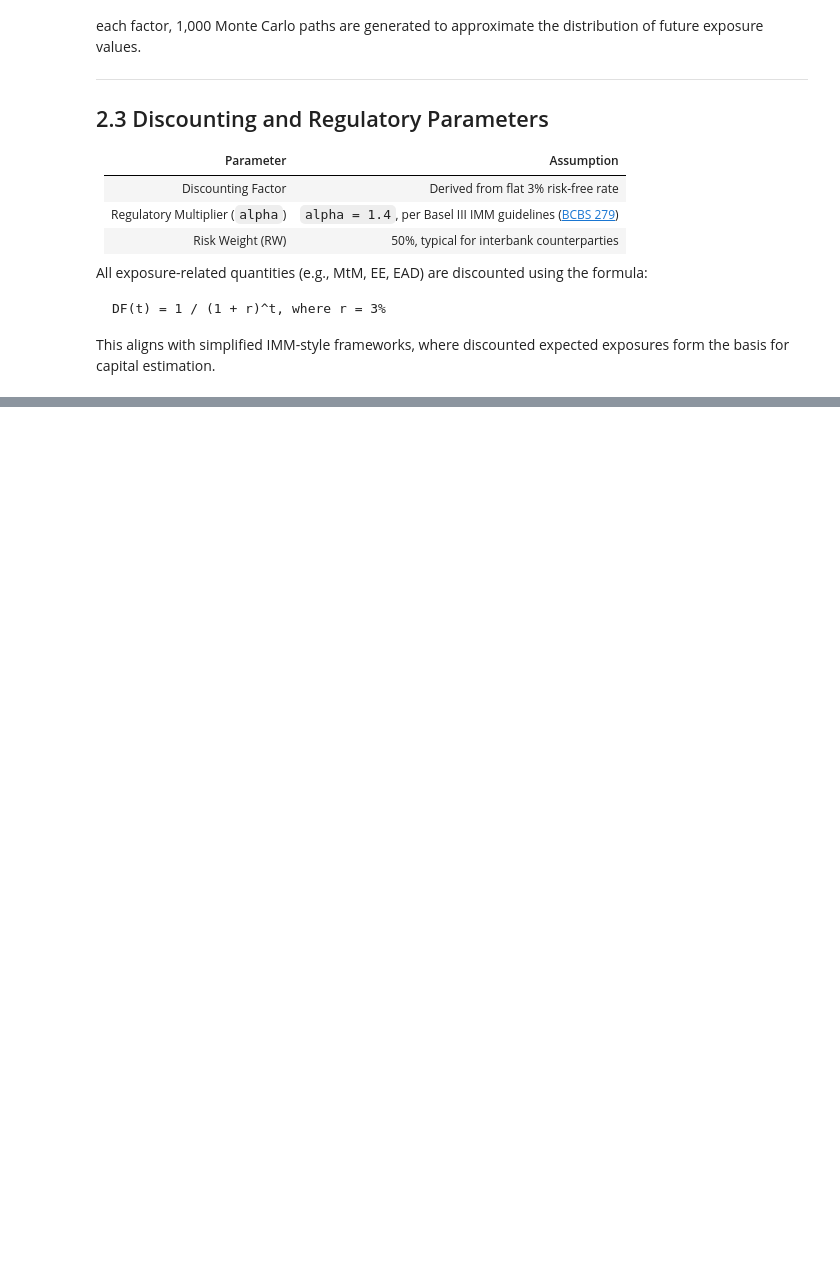
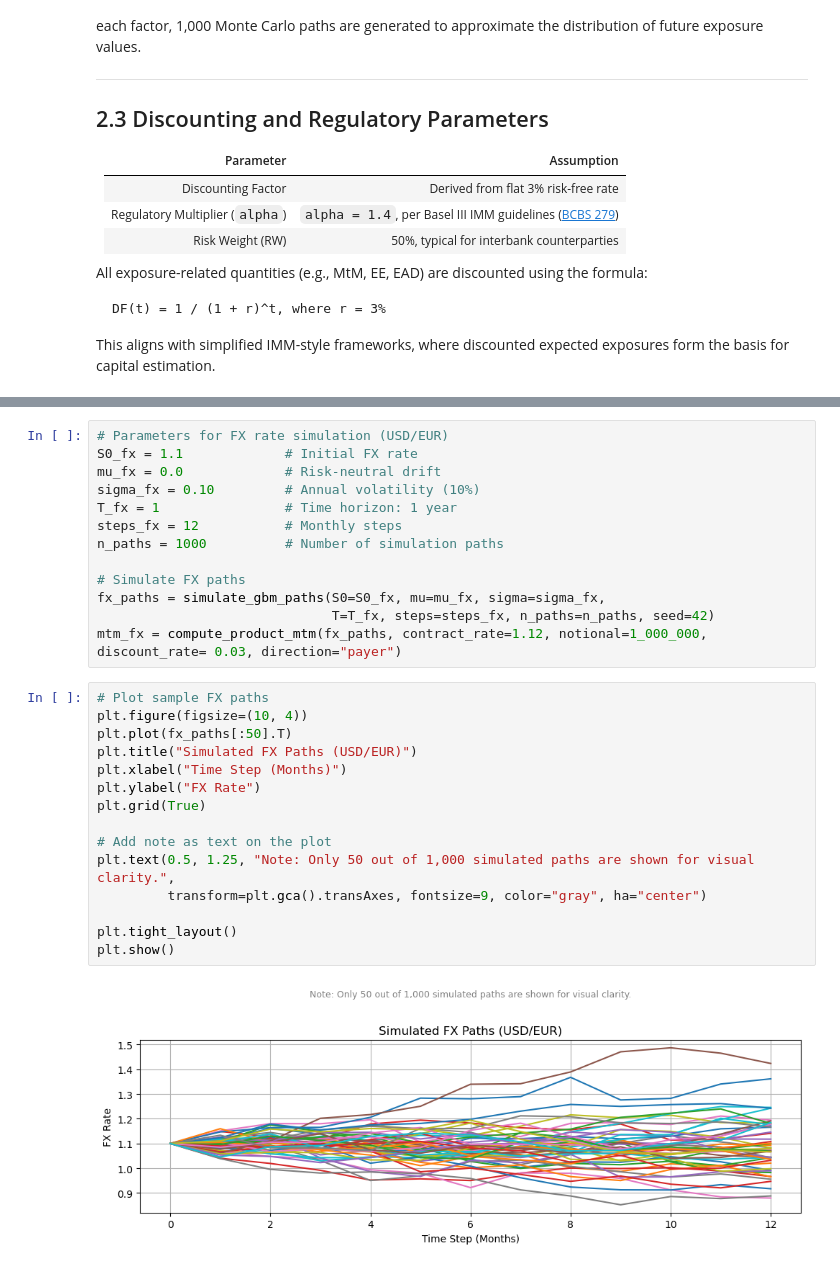
Before and after one commit to Hanz1995/Monte-Carlo-Simulation-of-Exposure-for-Derivatives-Portfolio, a Jupyter notebook: Monte Carlo Simulation of Exposure for Derivatives Portfolio.ipynb, the cells around one changed output, grey strips where cells are left out. Cells and saved outputs as stored; diff of their text form; blank space fills up the shorter version.

```diff
--- a/Monte Carlo Simulation of Exposure for Derivatives Portfolio.ipynb
+++ b/Monte Carlo Simulation of Exposure for Derivatives Portfolio.ipynb
@@ -107,0 +410,30 @@ This aligns with simplified IMM-style frameworks, where discounted expected expo
+# %%
+# Parameters for FX rate simulation (USD/EUR)
+S0_fx = 1.1             # Initial FX rate
+mu_fx = 0.0             # Risk-neutral drift
+sigma_fx = 0.10         # Annual volatility (10%)
+T_fx = 1                # Time horizon: 1 year
+steps_fx = 12           # Monthly steps
+n_paths = 1000          # Number of simulation paths
+
+# Simulate FX paths
+fx_paths = simulate_gbm_paths(S0=S0_fx, mu=mu_fx, sigma=sigma_fx,
+                              T=T_fx, steps=steps_fx, n_paths=n_paths, seed=42)
+mtm_fx = compute_product_mtm(fx_paths, contract_rate=1.12, notional=1_000_000, discount_rate= 0.03, direction="payer")
+# %%
+# Plot sample FX paths
+plt.figure(figsize=(10, 4))
+plt.plot(fx_paths[:50].T)
+plt.title("Simulated FX Paths (USD/EUR)")
+plt.xlabel("Time Step (Months)")
+plt.ylabel("FX Rate")
+plt.grid(True)
+
+# Add note as text on the plot
+plt.text(0.5, 1.25, "Note: Only 50 out of 1,000 simulated paths are shown for visual clarity.",
+         transform=plt.gca().transAxes, fontsize=9, color="gray", ha="center")
+
+plt.tight_layout()
+plt.show()
+# %% [output]
+[figure, added]
```
Also changed, not shown: parts of 28 cells of this notebook.
